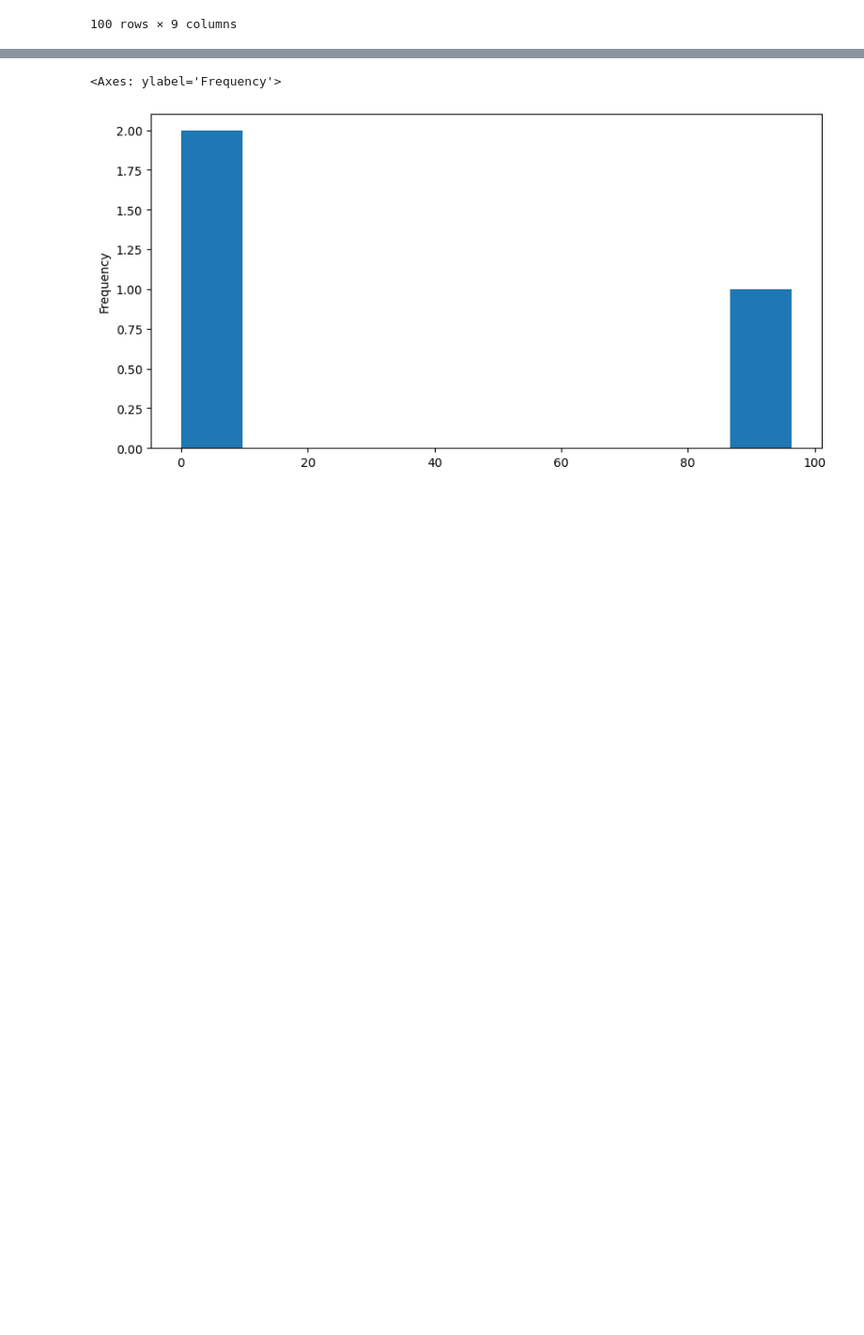
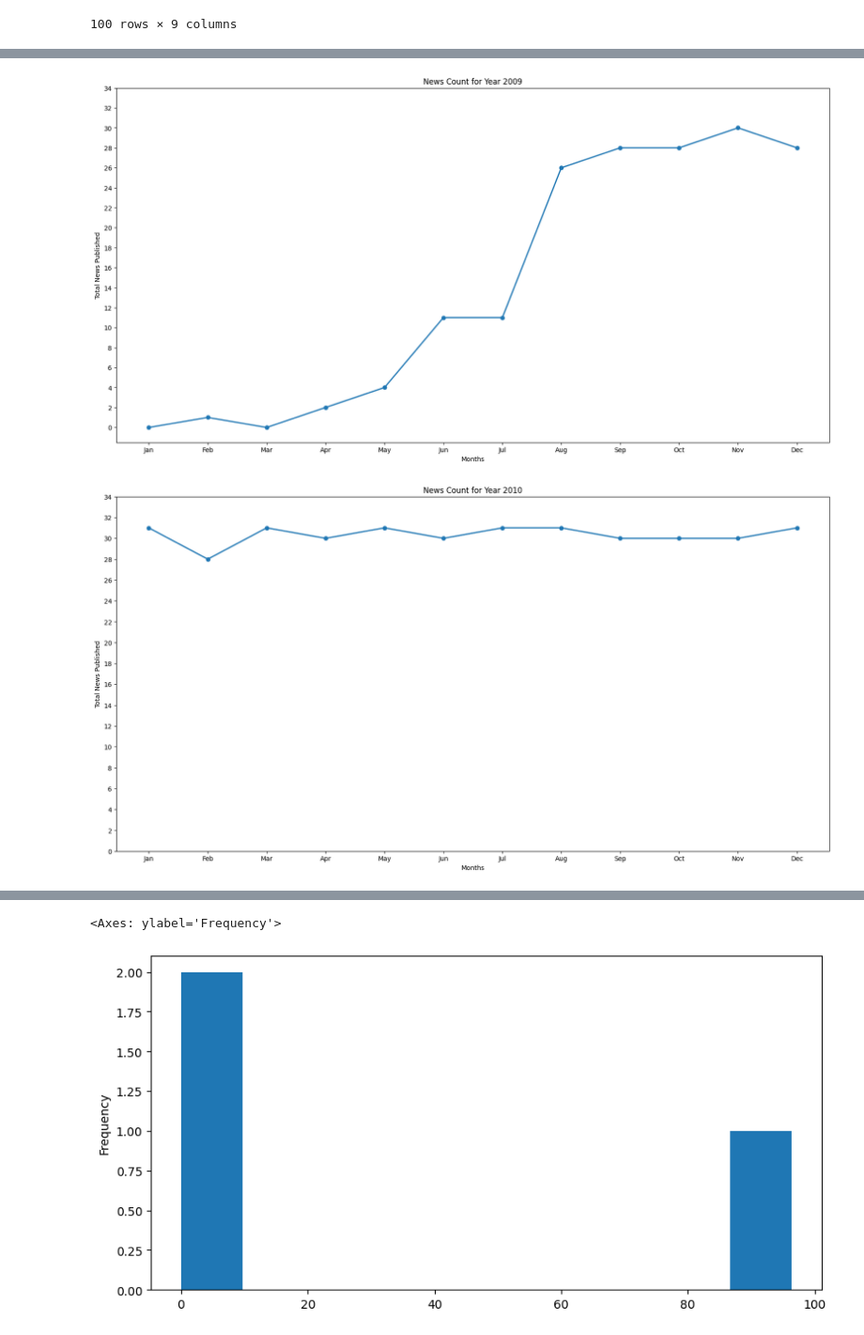
Before and after one commit to leuel-a/news-sentiment-stock-prediction, a Jupyter notebook: notebooks/stock_news_sentiment.ipynb, the cells around one changed output, grey strips where cells are left out. Shown at 94% size. Saved outputs shown, nothing was run; the diff lists cells and outputs as text; code cells hidden in the pictures; blank space fills up the shorter version.

Commit message:
feat(task-1): add publication trend visualization for the dataset

```diff
--- a/notebooks/stock_news_sentiment.ipynb
+++ b/notebooks/stock_news_sentiment.ipynb
@@ -113,0 +121,10 @@ df.head(100)
+# %%
+news_count_per_day = df.groupby(['date_only']).size().reset_index(name='news_count')
+
+news_count_per_day.columns = ["date", "news_count"]
+news_count_per_day["date"] = pd.to_datetime(news_count_per_day["date"], format="ISO8601", utc=True)
+
+news_count_per_day["year"] = news_count_per_day["date"].dt.year
+news_count_per_day["month"] = news_count_per_day["date"].dt.month
+
+news_count_per_day
@@ -113,0 +145,4 @@ df.head(100)
+# %%
+news_count_per_month = news_count_per_day.groupby(["month", "year"]).size().reset_index()
+news_count_per_month.columns = ["month", "year", "news_count"]
+news_count_per_month
@@ -113,0 +163,10 @@ df.head(100)
+# %%
+years_count = news_count_per_month.pivot_table(index="year", columns="month", values="news_count", fill_value=0)
+
+months_of_year = [
+    "January", "February", "March", "April", "May", "June",
+    "July", "August", "September", "October", "November", "December"
+]
+
+years_count.columns = [month[:3] for month in months_of_year]
+years_count
@@ -113,0 +188,19 @@ df.head(100)
+# %%
+x_label, y_label = 'Months', 'Total News Published'
+plotter = NewsDataPlotter(years_count)
+
+
+plt.xlabel(x_label)
+plt.ylabel(y_label)
+
+plt.title(f"News Count for Year {year}")
+plt.grid(True)
+
+# Save the figure before saving it as an image
+plt.show()
+
+for year in years:
+    plotter.plot_year_data(year, x_label, y_label)
+# %% [output]
+[figure, added]
+[figure, added]
```
Also changed, not shown: parts of 12 cells of this notebook, 2 other files.
